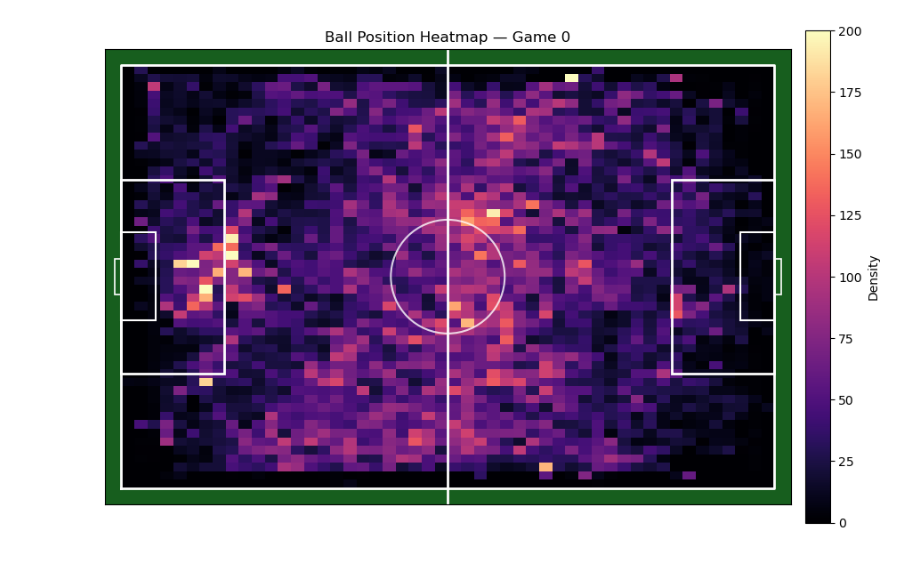
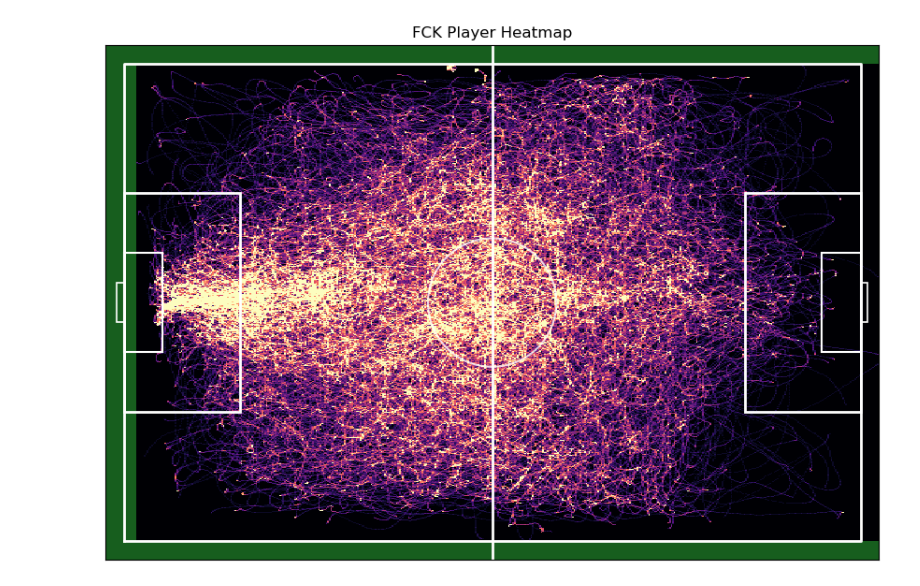
Before and after one commit to adiguzeldeniz/ekip_makine, a Jupyter notebook: dataloader_visualization.ipynb, the cells around one changed output. Saved outputs shown, nothing was run; the diff lists cells and outputs as text; code cells hidden in the pictures.

```diff
--- a/dataloader_visualization.ipynb
+++ b/dataloader_visualization.ipynb
@@ -14,7 +14,7 @@ loader = FootballDataLoader(data_dir, team)
 
 # === Load multiple games ===
 datasets = loader.load_all_games(
-    n_games= 3,                     # Or use "all" to load everything
+    n_games= 1,                     # Or use "all" to load everything
     in_play_only=True,            # Only use frames when game is in play
     speed_ball=False,
     speed_player=False,
@@ -48,4 +44,4 @@ viz = Visualizer(datasets, team_prefix="FCK")
 # %%
-viz.plot_ball_heatmap(game_idx=0, bins=50, show_axes=False, clim=(0, 200))
+viz.plot_team_heatmap(game_idx=0, team="FCK", bins=500, show_axes=False, clim=(0, 15), show_colorbar=False)
 # %% [output]
-[figure, old version]
+[figure, new version]
```
Also changed, not shown: parts of 3 cells of this notebook, 6 other files.
